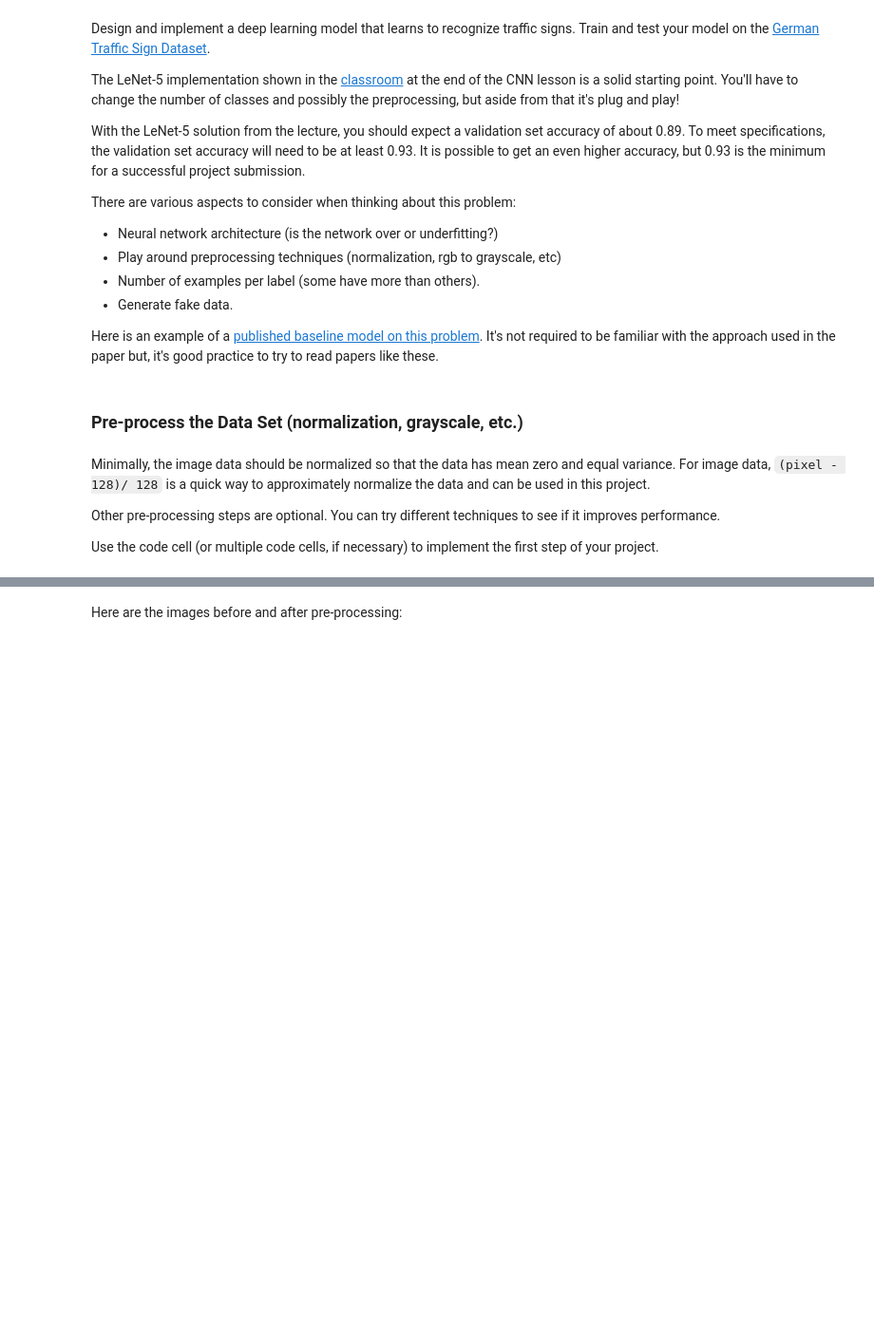
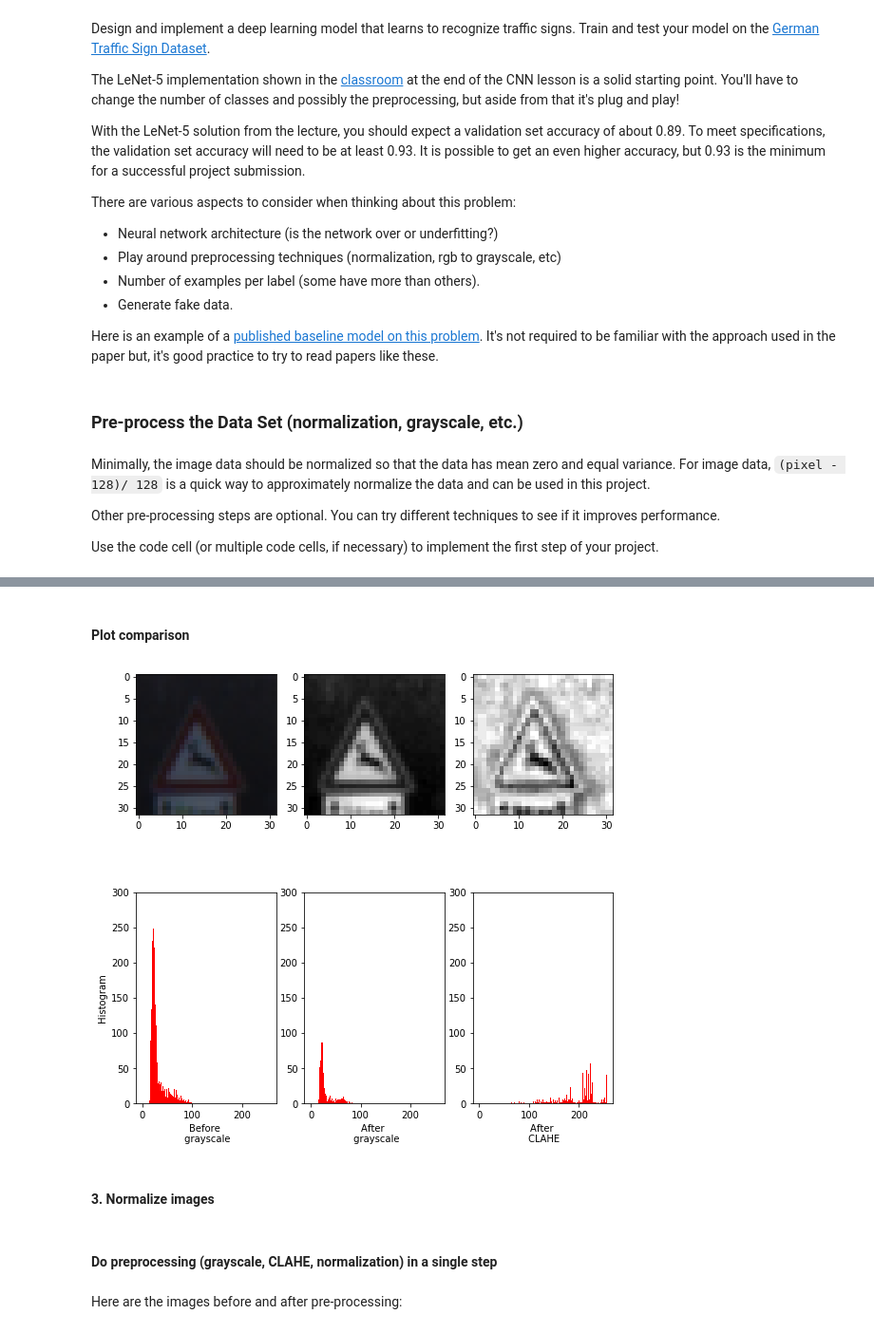
Before and after one commit to agoila/udacity-carnd-P2, a Jupyter notebook: LeNet_Traffic_Sign_Classifier.ipynb, the cells around one changed output, grey strips where cells are left out. Shown at 95% size. Saved outputs shown, nothing was run; the diff lists cells and outputs as text; code cells hidden in the pictures; blank space fills up the shorter version.

```diff
--- a/LeNet_Traffic_Sign_Classifier.ipynb
+++ b/LeNet_Traffic_Sign_Classifier.ipynb
@@ -237,0 +282,32 @@ def preprocess_data(n, X):
+# %%
+X_train_clahe = clahe_img(n_train, X_train_gray)
+X_valid_clahe = clahe_img(n_validation, X_valid_gray)
+X_test_clahe = clahe_img(n_test, X_test_gray)
+# %% [markdown]
+#### Plot comparison
+# %%
+plt.figure(1, figsize=(9,9))
+plt.subplot(2,3,1)
+plt.imshow(X_train[250])
+plt.subplot(2,3,2)
+plt.imshow(X_train_gray[250], cmap='gray')
+plt.subplot(2,3,3)
+plt.imshow(X_train_clahe[250], cmap='gray')
+plt.subplot(2,3,4)
+plt.hist(X_train[250].flatten(), 256,[0,256], color = 'r')
+plt.xlabel('Before \n grayscale')
+plt.ylabel('Histogram')
+plt.ylim(0, 300)
+plt.subplot(2,3,5)
+plt.hist(X_train_gray[250].flatten(), 256,[0,256], color = 'r')
+plt.xlabel('After \n grayscale')
+plt.ylim(0, 300)
+plt.subplot(2,3,6)
+plt.hist(X_train_clahe[250].flatten(), 256,[0,256], color = 'r')
+plt.xlabel('After \n CLAHE')
+plt.ylim(0, 300)
+plt.show()
+# %% [output]
+[figure, added]
+# %% [markdown]
+#### 3. Normalize images
@@ -238,3 +318,5 @@ def preprocess_data(n, X):
+# %% [markdown]
+#### Do preprocessing (grayscale, CLAHE, normalization) in a single step
 # %%
 X_train_pre = preprocess_data(n_train, X_train)
 X_valid_pre = preprocess_data(n_validation, X_valid)
```
Also changed, not shown: parts of 21 cells of this notebook, 11 other files.
